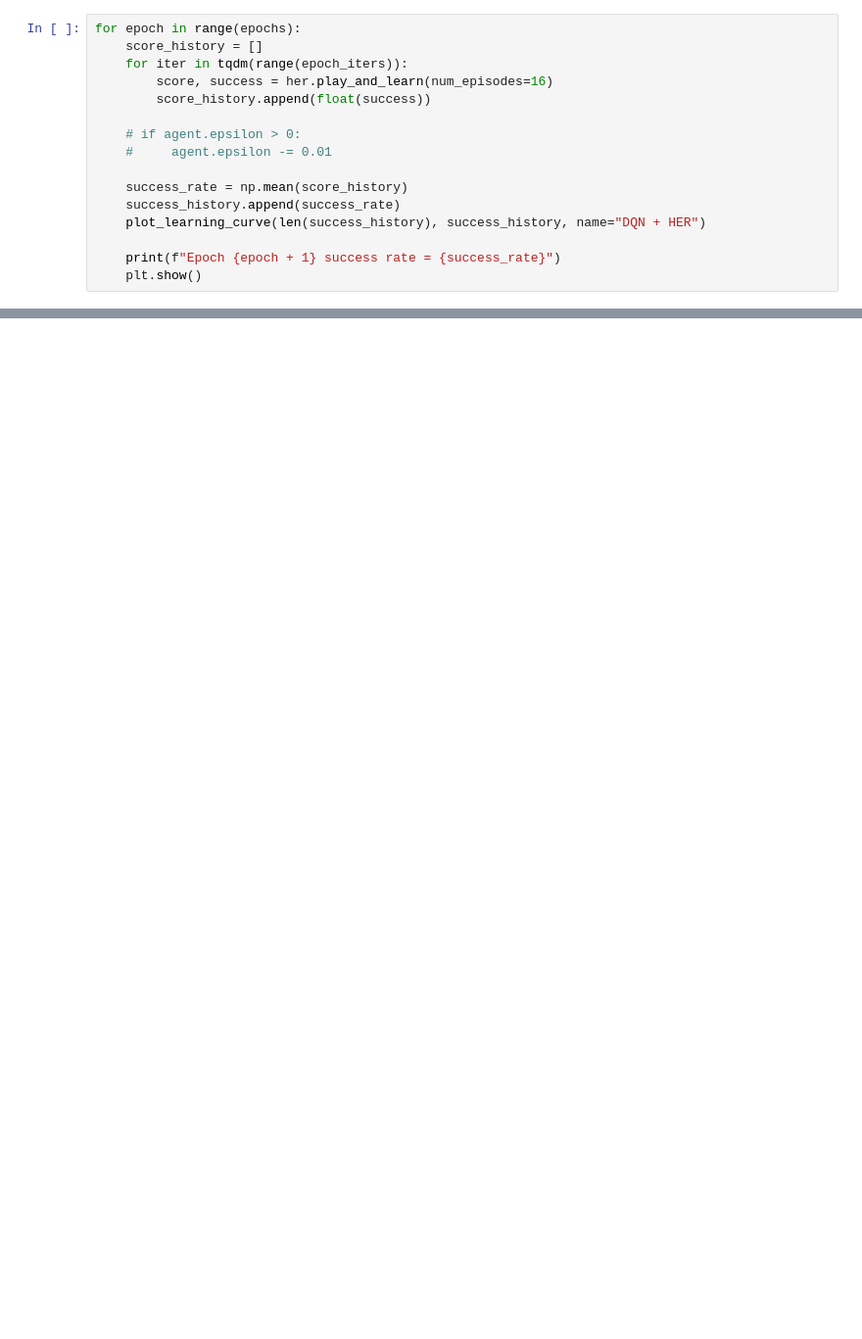
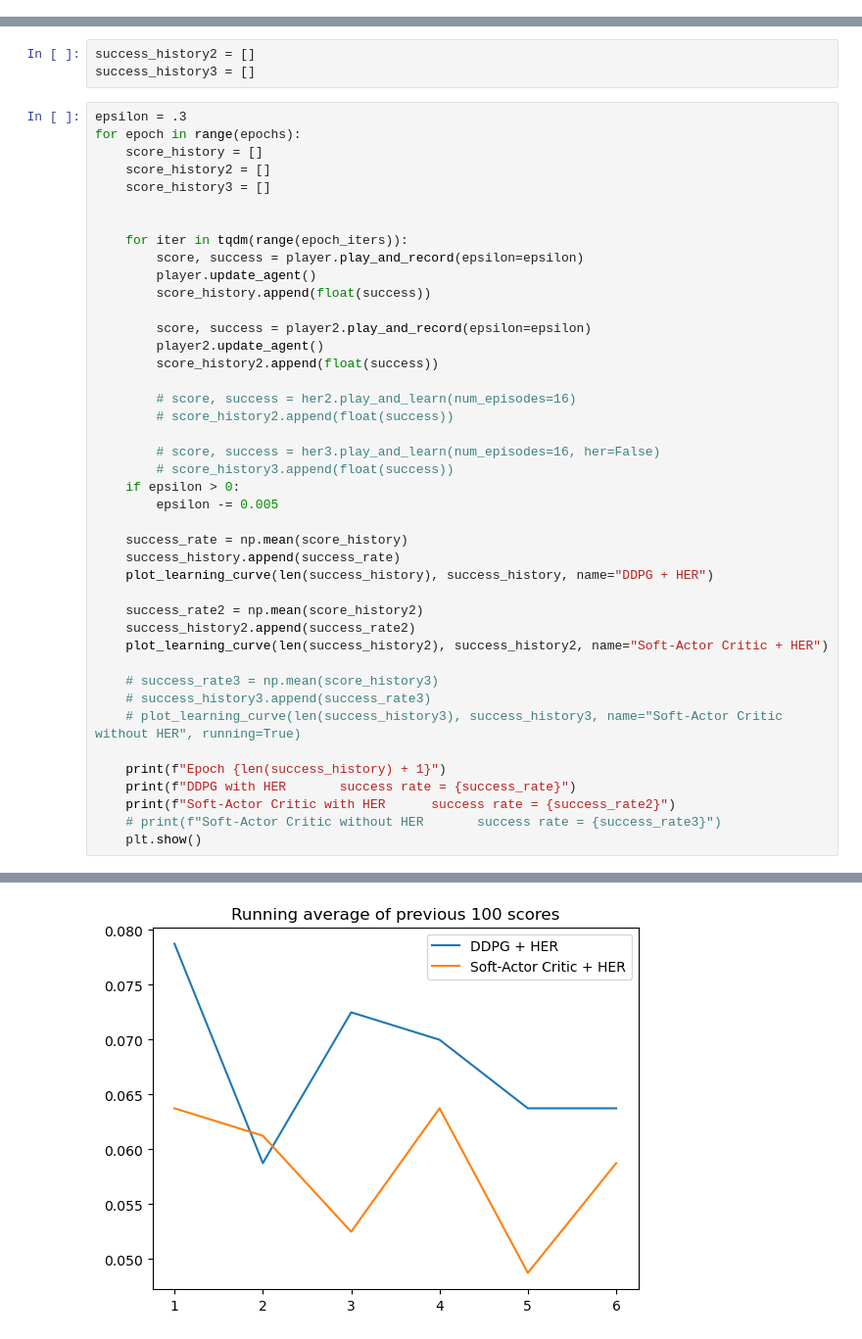
Before and after one commit to euskov17/HindsightExperienceReplay, a Jupyter notebook: FetchPushExperiments.ipynb, the cells around one changed output, grey strips where cells are left out. Shown at 98% size. Drawn from its saved outputs; the diff is of its cells as text; blank space fills up the shorter version.

```diff
--- a/FetchPushExperiments.ipynb
+++ b/FetchPushExperiments.ipynb
@@ -95,16 +58,0 @@ her.play_and_learn()
-# %%
-for epoch in range(epochs):
-    score_history = []
-    for iter in tqdm(range(epoch_iters)):
-        score, success = her.play_and_learn(num_episodes=16)
-        score_history.append(float(success))
-
-    # if agent.epsilon > 0:
-    #     agent.epsilon -= 0.01
-
-    success_rate = np.mean(score_history)
-    success_history.append(success_rate)
-    plot_learning_curve(len(success_history), success_history, name="DQN + HER")
-
-    print(f"Epoch {epoch + 1} success rate = {success_rate}")
-    plt.show()
@@ -114,0 +69,46 @@ KeyboardInterrupt:
+# %%
+success_history2 = []
+success_history3 = []
+# %%
+epsilon = .3
+for epoch in range(epochs):
+    score_history = []
+    score_history2 = []
+    score_history3 = []
+
+
+    for iter in tqdm(range(epoch_iters)):
+        score, success = player.play_and_record(epsilon=epsilon)
+        player.update_agent()
+        score_history.append(float(success))
+
+        score, success = player2.play_and_record(epsilon=epsilon)
+        player2.update_agent()
+        score_history2.append(float(success))
+
+        # score, success = her2.play_and_learn(num_episodes=16)
+        # score_history2.append(float(success))
+
+        # score, success = her3.play_and_learn(num_episodes=16, her=False)
+        # score_history3.append(float(success))
+    if epsilon > 0:
+        epsilon -= 0.005
+
+    success_rate = np.mean(score_history)
+    success_history.append(success_rate)
+    plot_learning_curve(len(success_history), success_history, name="DDPG + HER")
+
+    success_rate2 = np.mean(score_history2)
+    success_history2.append(success_rate2)
+    plot_learning_curve(len(success_history2), success_history2, name="Soft-Actor Critic + HER")
+
+    # success_rate3 = np.mean(score_history3)
+    # success_history3.append(success_rate3)
+    # plot_learning_curve(len(success_history3), success_history3, name="Soft-Actor Critic without HER", running=True)
+
+    print(f"Epoch {len(success_history) + 1}")
+    print(f"DDPG with HER       success rate = {success_rate}")
+    print(f"Soft-Actor Critic with HER      success rate = {success_rate2}")
+    # print(f"Soft-Actor Critic without HER       success rate = {success_rate3}")
+    plt.show()
+# %% [output]
@@ -114,0 +118 @@ KeyboardInterrupt:
+[figure, added]
```
Also changed, not shown: parts of 20 cells of this notebook, 22 other files.
